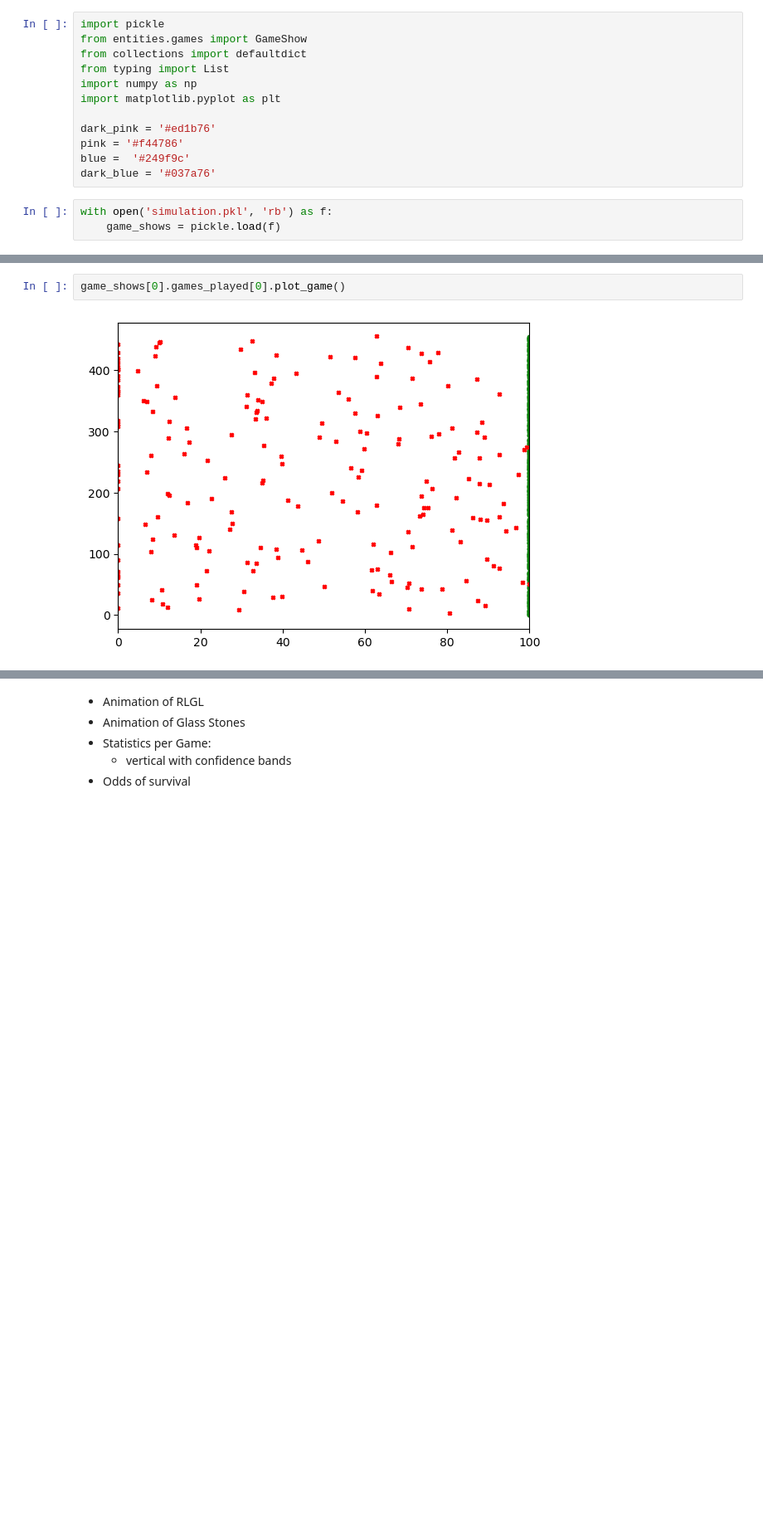
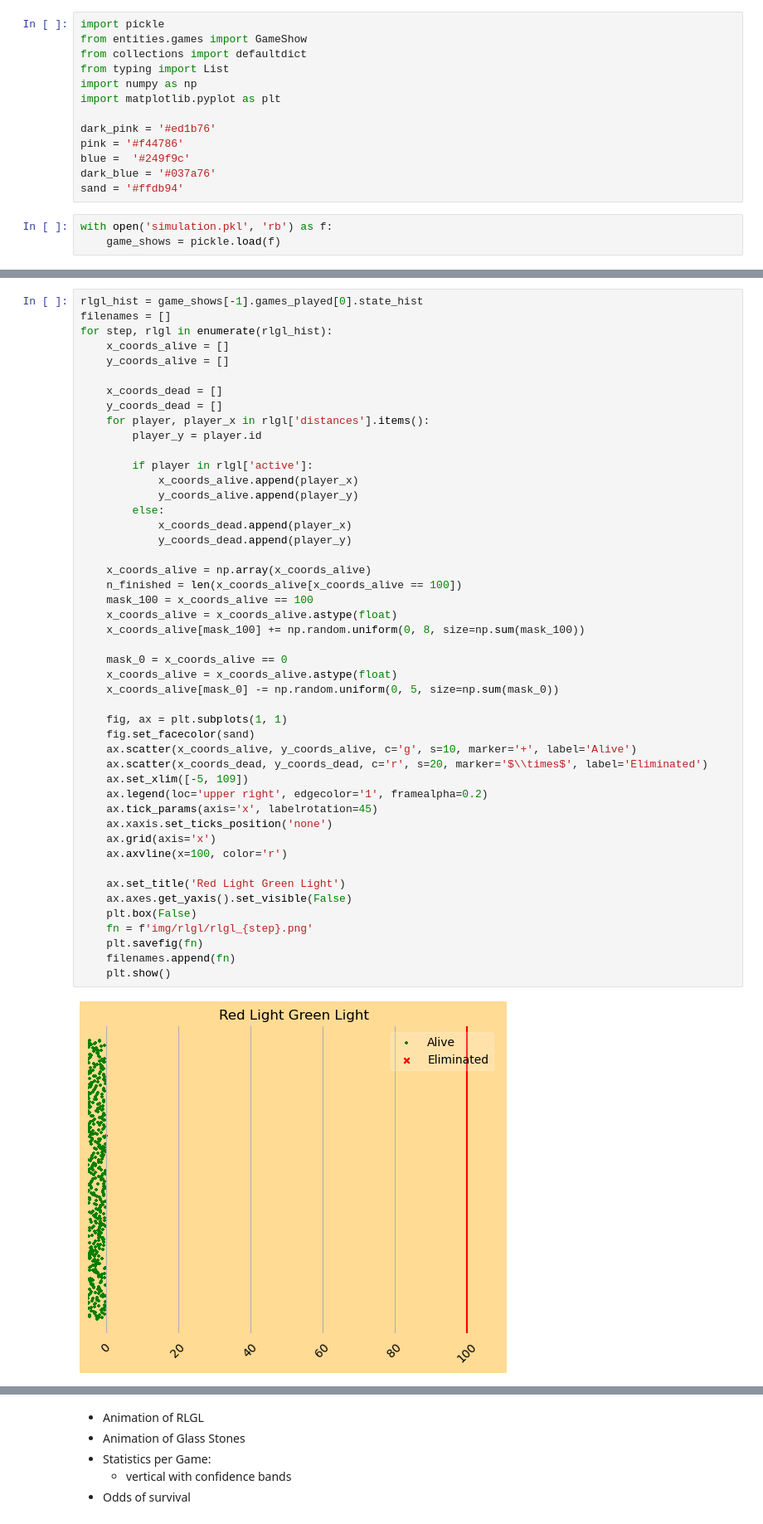
Before and after one commit to DylanZammit/SquidGameSimulator, a Jupyter notebook: src/analysis.ipynb, the cells around one changed output, grey strips where cells are left out. Shown at 83% size. Saved outputs shown, nothing was run; the diff lists cells and outputs as text; blank space fills up the shorter version.

Commit message:
add RLGL Gif

```diff
--- a/src/analysis.ipynb
+++ b/src/analysis.ipynb
@@ -10,6 +10,7 @@ dark_pink = '#ed1b76'
 pink = '#f44786'
 blue = 	'#249f9c'
 dark_blue = '#037a76'
+sand = '#ffdb94'
 # %%
 with open('simulation.pkl', 'rb') as f:
     game_shows = pickle.load(f)
@@ -56,4 +57,49 @@ plt.show()
 # %%
-game_shows[0].games_played[0].plot_game()
+rlgl_hist = game_shows[-1].games_played[0].state_hist
+filenames = []
+for step, rlgl in enumerate(rlgl_hist):
+    x_coords_alive = []
+    y_coords_alive = []
+
+    x_coords_dead = []
+    y_coords_dead = []
+    for player, player_x in rlgl['distances'].items():
+        player_y = player.id
+
+        if player in rlgl['active']:
+            x_coords_alive.append(player_x)
+            y_coords_alive.append(player_y)
+        else:
+            x_coords_dead.append(player_x)
+            y_coords_dead.append(player_y)
+
+    x_coords_alive = np.array(x_coords_alive)
+    n_finished = len(x_coords_alive[x_coords_alive == 100])
+    mask_100 = x_coords_alive == 100
+    x_coords_alive = x_coords_alive.astype(float)
+    x_coords_alive[mask_100] += np.random.uniform(0, 8, size=np.sum(mask_100))
+
+    mask_0 = x_coords_alive == 0
+    x_coords_alive = x_coords_alive.astype(float)
+    x_coords_alive[mask_0] -= np.random.uniform(0, 5, size=np.sum(mask_0))
+
+    fig, ax = plt.subplots(1, 1)
+    fig.set_facecolor(sand)
+    ax.scatter(x_coords_alive, y_coords_alive, c='g', s=10, marker='+', label='Alive')
+    ax.scatter(x_coords_dead, y_coords_dead, c='r', s=20, marker='$\\times$', label='Eliminated')
+    ax.set_xlim([-5, 109])
+    ax.legend(loc='upper right', edgecolor='1', framealpha=0.2)
+    ax.tick_params(axis='x', labelrotation=45)
+    ax.xaxis.set_ticks_position('none')
+    ax.grid(axis='x')
+    ax.axvline(x=100, color='r')
+
+    ax.set_title('Red Light Green Light')
+    ax.axes.get_yaxis().set_visible(False)
+    plt.box(False)
+    fn = f'img/rlgl/rlgl_{step}.png'
+    plt.savefig(fn)
+    filenames.append(fn)
+    plt.show()
 # %% [output]
-[figure, old version]
+[figure, new version]
```
Also changed, not shown: parts of 9 cells of this notebook, 4 other files.
